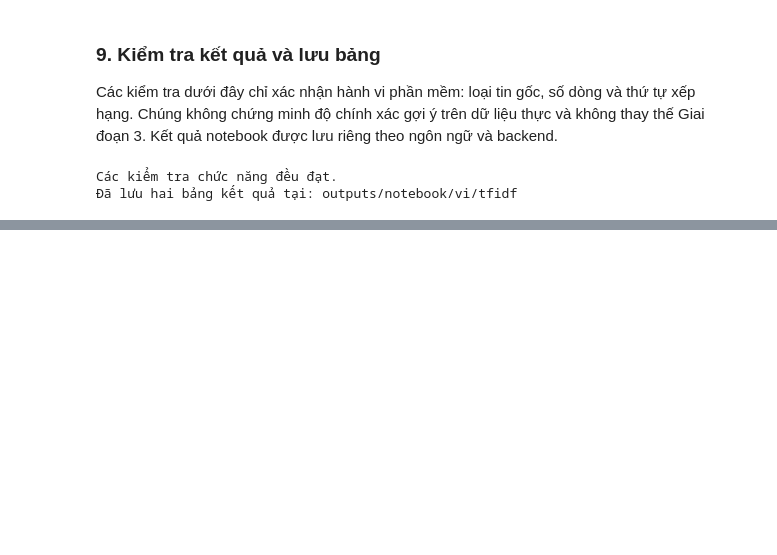
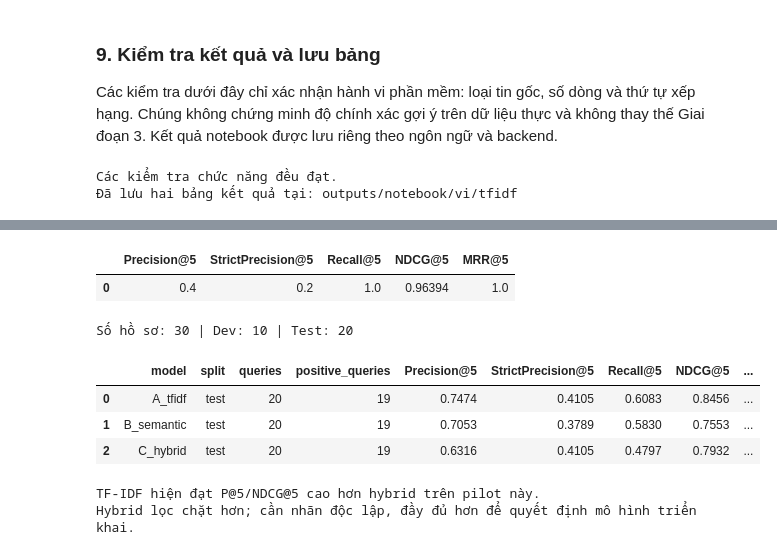
Before and after one commit to TienMoi79/job-recommender-system, a Jupyter notebook: job_recommender_notebook.ipynb, the cells around one changed output, grey strips where cells are left out. Saved outputs shown, nothing was run; the diff lists cells and outputs as text; code cells hidden in the pictures; blank space fills up the shorter version.

```diff
--- a/job_recommender_notebook.ipynb
+++ b/job_recommender_notebook.ipynb
@@ -391,0 +469,35 @@ Kết quả đã lưu trong bản bàn giao là **TF-IDF**, chưa xác nhận th
+# %%
+from evaluation import ranking_metrics, load_benchmark, run_evaluation
+
+# Minh họa có đáp án tính được bằng tay: 2/5 tin liên quan, 1/5 phù hợp mạnh.
+example_metrics = ranking_metrics(["J_A", "J_C", "J_B"], {"J_A": 2, "J_B": 1}, k=5)
+assert np.isclose(example_metrics["Precision@5"], 0.4)
+assert np.isclose(example_metrics["StrictPrecision@5"], 0.2)
+display(pd.DataFrame([example_metrics]))
+
+benchmark_path = DATA_DIR / "evaluation/benchmark.json"
+_, benchmark_queries = load_benchmark(benchmark_path, jobs)
+print("Số hồ sơ:", len(benchmark_queries), "| Dev:", sum(q.split=="dev" for q in benchmark_queries),
+      "| Test:", sum(q.split=="test" for q in benchmark_queries))
+
+RUN_FULL_EVALUATION = False
+evaluation_dir = Path("outputs/evaluation/test")
+if RUN_FULL_EVALUATION:
+    run_evaluation(evaluation_dir, split="test", semantic=True)
+if (evaluation_dir / "summary.csv").exists():
+    evaluation_summary = pd.read_csv(evaluation_dir / "summary.csv")
+    display(evaluation_summary.round(4))
+    print("TF-IDF hiện đạt P@5/NDCG@5 cao hơn hybrid trên pilot này.")
+    print("Hybrid lọc chặt hơn; cần nhãn độc lập, đầy đủ hơn để quyết định mô hình triển khai.")
+else:
+    print("Chưa có báo cáo đã lưu; chạy evaluation.py theo README hoặc bật RUN_FULL_EVALUATION.")
+# %% [output]
+|  | Precision@5 | StrictPrecision@5 | Recall@5 | NDCG@5 | MRR@5 |
+| 0 | 0.4 | 0.2 | 1.0 | 0.96394 | 1.0 |
+Số hồ sơ: 30 | Dev: 10 | Test: 20
+|  | model | split | queries | positive_queries | Precision@5 | StrictPrecision@5 | Recall@5 | NDCG@5 | ... |
+| 0 | A_tfidf | test | 20 | 19 | 0.7474 | 0.4105 | 0.6083 | 0.8456 | ... |
+| 1 | B_semantic | test | 20 | 19 | 0.7053 | 0.3789 | 0.5830 | 0.7553 | ... |
+| 2 | C_hybrid | test | 20 | 19 | 0.6316 | 0.4105 | 0.4797 | 0.7932 | ... |
+TF-IDF hiện đạt P@5/NDCG@5 cao hơn hybrid trên pilot này.
+Hybrid lọc chặt hơn; cần nhãn độc lập, đầy đủ hơn để quyết định mô hình triển khai.
```
Also changed, not shown: parts of 7 cells of this notebook, 31 other files.
